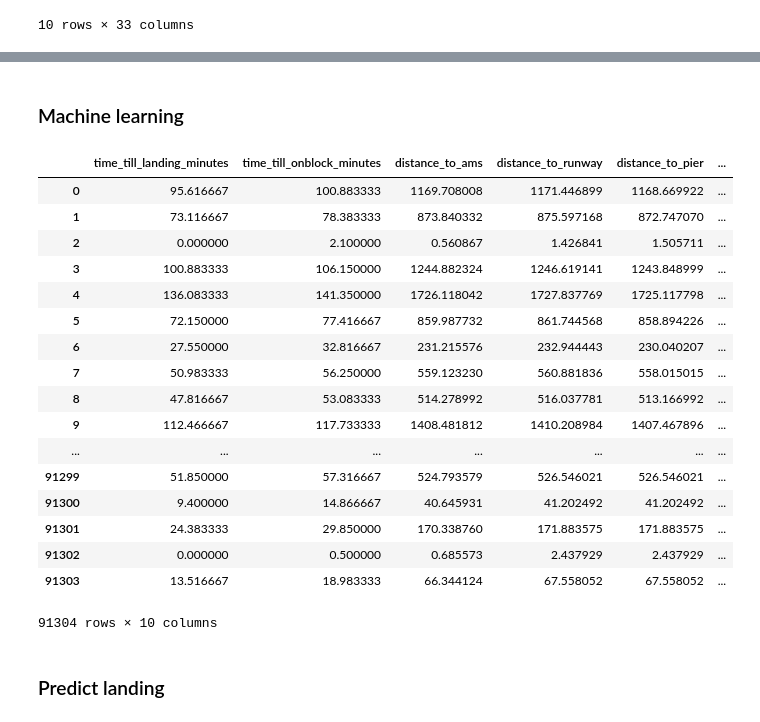
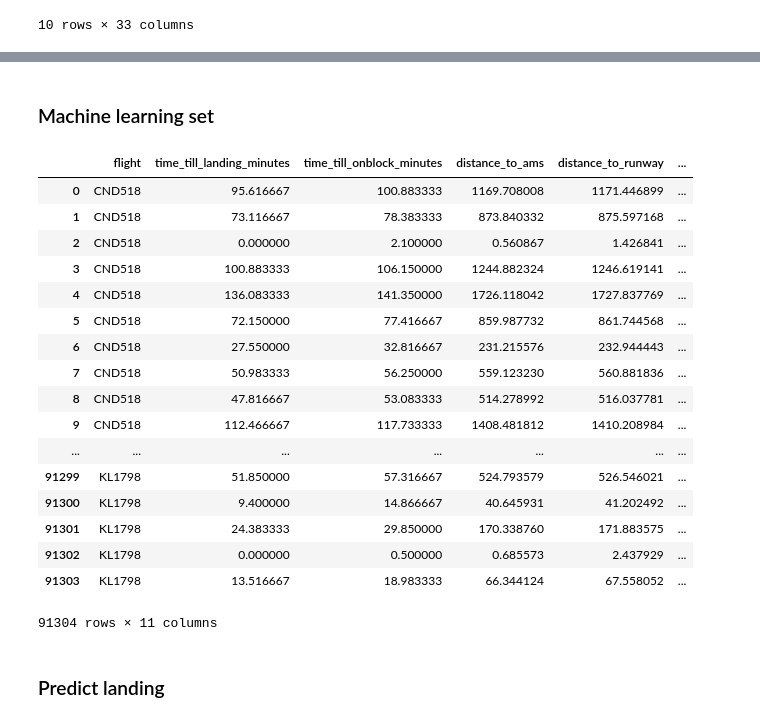
Before and after one commit to michelnossin/pyspark_training_docker, a Jupyter notebook: spark2-jupyter-docker.ipynb, the cells around one changed output, grey strips where cells are left out. Saved outputs shown, nothing was run; the diff lists cells and outputs as text; code cells hidden in the pictures.

```diff
--- a/spark2-jupyter-docker.ipynb
+++ b/spark2-jupyter-docker.ipynb
@@ -948,27 +966,27 @@ join_df.take(1)
 # %% [markdown]
-### Machine learning
+### Machine learning set
 # %%
 
 #Create our machine learing dataset
-ml_df = join_df.select(['time_till_landing_minutes','time_till_onblock_minutes','distance_to_ams','distance_to_runway','distance_to_pier','altitude','speed','heading','runway_touchdown','pier_onblock'])
+ml_df = join_df.select(['flight','time_till_landing_minutes','time_till_onblock_minutes','distance_to_ams','distance_to_runway','distance_to_pier','altitude','speed','heading','runway_touchdown','pier_onblock'])
 #ml_df = ml_df.withColumn('id',fn.monotonically_increasing_id())
 ml_df.toPandas()
 # %% [output]
-|  | time_till_landing_minutes | time_till_onblock_minutes | distance_to_ams | distance_to_runway | distance_to_pier | ... |
-| 0 | 95.616667 | 100.883333 | 1169.708008 | 1171.446899 | 1168.669922 | ... |
-| 1 | 73.116667 | 78.383333 | 873.840332 | 875.597168 | 872.747070 | ... |
-| 2 | 0.000000 | 2.100000 | 0.560867 | 1.426841 | 1.505711 | ... |
-| 3 | 100.883333 | 106.150000 | 1244.882324 | 1246.619141 | 1243.848999 | ... |
-| 4 | 136.083333 | 141.350000 | 1726.118042 | 1727.837769 | 1725.117798 | ... |
-| 5 | 72.150000 | 77.416667 | 859.987732 | 861.744568 | 858.894226 | ... |
-| 6 | 27.550000 | 32.816667 | 231.215576 | 232.944443 | 230.040207 | ... |
-| 7 | 50.983333 | 56.250000 | 559.123230 | 560.881836 | 558.015015 | ... |
-| 8 | 47.816667 | 53.083333 | 514.278992 | 516.037781 | 513.166992 | ... |
-| 9 | 112.466667 | 117.733333 | 1408.481812 | 1410.208984 | 1407.467896 | ... |
+|  | flight | time_till_landing_minutes | time_till_onblock_minutes | distance_to_ams | distance_to_runway | ... |
+| 0 | CND518 | 95.616667 | 100.883333 | 1169.708008 | 1171.446899 | ... |
+| 1 | CND518 | 73.116667 | 78.383333 | 873.840332 | 875.597168 | ... |
+| 2 | CND518 | 0.000000 | 2.100000 | 0.560867 | 1.426841 | ... |
+| 3 | CND518 | 100.883333 | 106.150000 | 1244.882324 | 1246.619141 | ... |
+| 4 | CND518 | 136.083333 | 141.350000 | 1726.118042 | 1727.837769 | ... |
+| 5 | CND518 | 72.150000 | 77.416667 | 859.987732 | 861.744568 | ... |
+| 6 | CND518 | 27.550000 | 32.816667 | 231.215576 | 232.944443 | ... |
+| 7 | CND518 | 50.983333 | 56.250000 | 559.123230 | 560.881836 | ... |
+| 8 | CND518 | 47.816667 | 53.083333 | 514.278992 | 516.037781 | ... |
+| 9 | CND518 | 112.466667 | 117.733333 | 1408.481812 | 1410.208984 | ... |
 | ... | ... | ... | ... | ... | ... | ... |
-| 91299 | 51.850000 | 57.316667 | 524.793579 | 526.546021 | 526.546021 | ... |
-| 91300 | 9.400000 | 14.866667 | 40.645931 | 41.202492 | 41.202492 | ... |
-| 91301 | 24.383333 | 29.850000 | 170.338760 | 171.883575 | 171.883575 | ... |
-| 91302 | 0.000000 | 0.500000 | 0.685573 | 2.437929 | 2.437929 | ... |
-| 91303 | 13.516667 | 18.983333 | 66.344124 | 67.558052 | 67.558052 | ... |
+| 91299 | KL1798 | 51.850000 | 57.316667 | 524.793579 | 526.546021 | ... |
+| 91300 | KL1798 | 9.400000 | 14.866667 | 40.645931 | 41.202492 | ... |
+| 91301 | KL1798 | 24.383333 | 29.850000 | 170.338760 | 171.883575 | ... |
+| 91302 | KL1798 | 0.000000 | 0.500000 | 0.685573 | 2.437929 | ... |
+| 91303 | KL1798 | 13.516667 | 18.983333 | 66.344124 | 67.558052 | ... |
-91304 rows × 10 columns
+91304 rows × 11 columns
```
Also changed, not shown: parts of 17 cells of this notebook.
